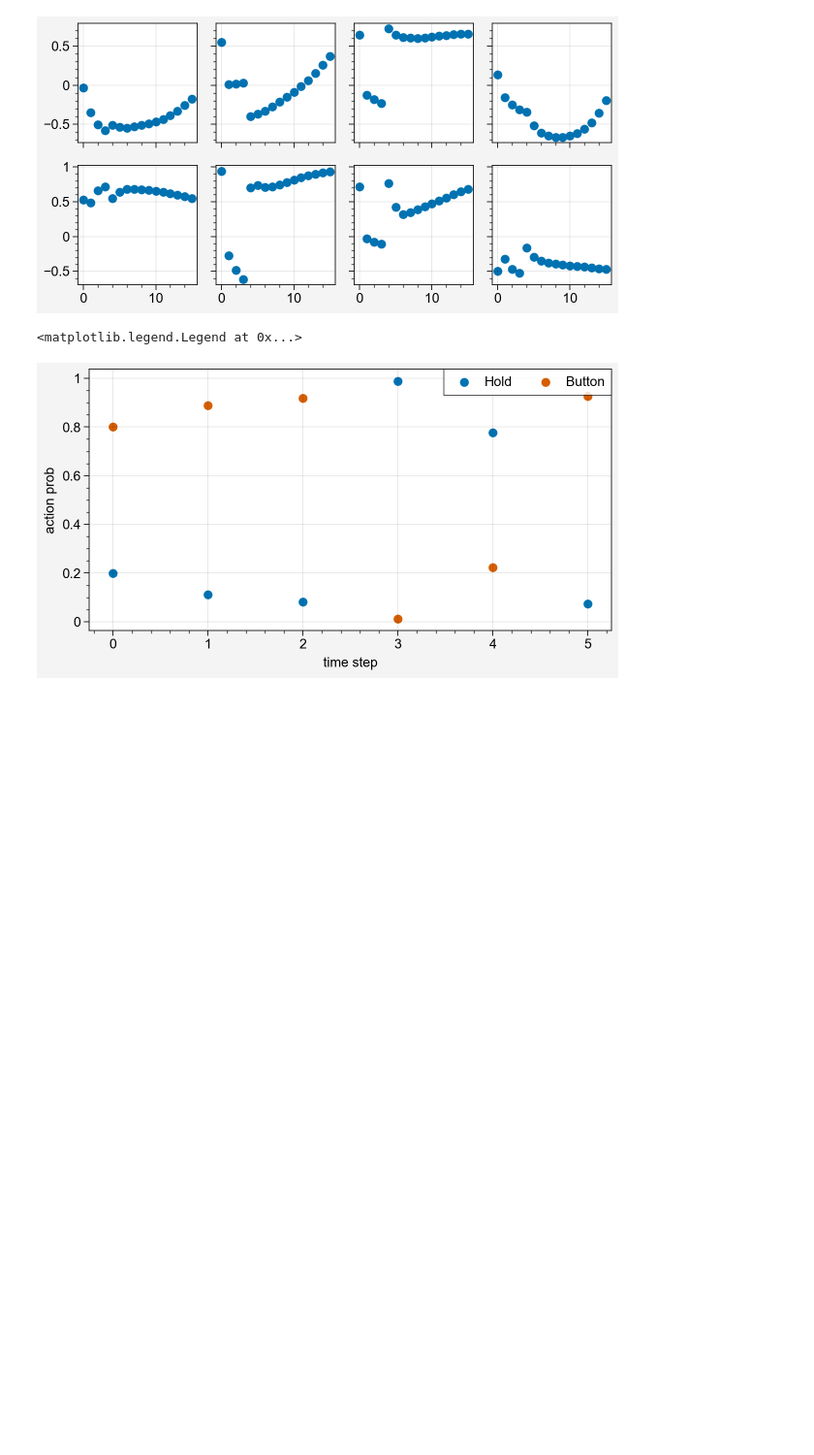
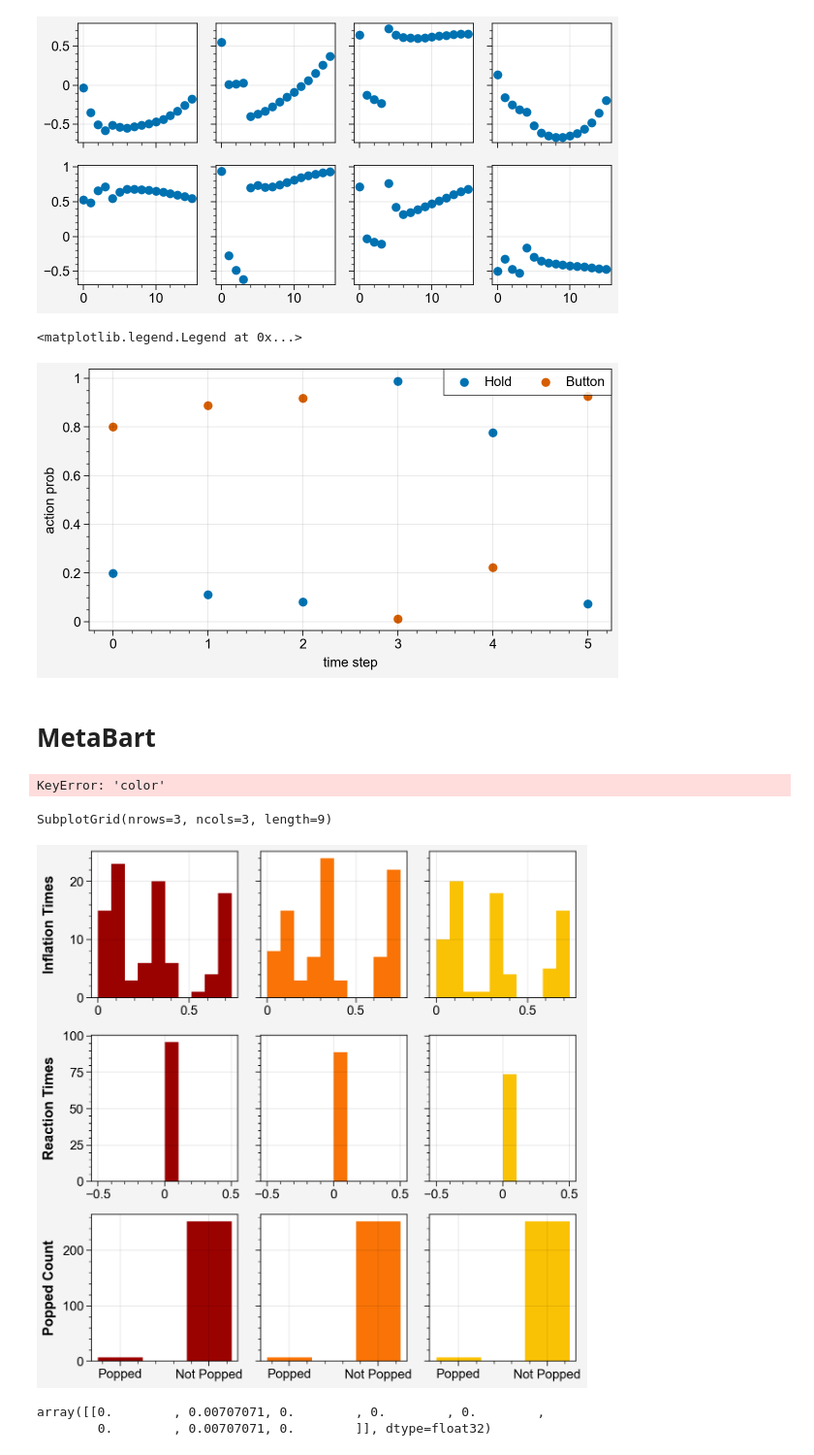
Before and after one commit to liuandrew/bart_ppo, a Jupyter notebook: write_and_test/bart_individual_episodes.ipynb, the cells around one changed output. Shown at 97% size. Saved outputs shown, nothing was run; the diff lists cells and outputs as text; code cells hidden in the pictures; blank space fills up the shorter version.

Commit message:
Add data callback for BartMetaEnv, add plotting function for individual trials of it too

```diff
--- a/write_and_test/bart_individual_episodes.ipynb
+++ b/write_and_test/bart_individual_episodes.ipynb
@@ -84,3 +87,5 @@ ax.legend()
 # %% [output]
 <matplotlib.legend.Legend at 0x...>
 [figure]
+# %% [markdown]
+# MetaBart
@@ -86,0 +95,14 @@ ax.legend()
+# %%
+evalu = partial(evalu, data_callback=meta_bart_callback,
+                env_name="BartMetaEnv", num_episodes=10)
+# %%
+model, (obs_rms, ret_rms) = torch.load('../saved_checkpoints/meta/meta_t0/200.pt')
+res = evalu(model, obs_rms, deterministic=False)
+plot_3color_it_rt(res, metrics=['size', 'rt', 'popped'])
+# %% [output]
+KeyError: 'color'
+# %%
+plot_3color_meta_ep(res, metrics=['size', 'rt', 'popped'])
+# %% [output]
+SubplotGrid(nrows=3, ncols=3, length=9)
+[figure, added]
@@ -86,0 +111,5 @@ ax.legend()
+# %%
+env.reset()
+# %% [output]
+array([[0.        , 0.00707071, 0.        , 0.        , 0.        ,
+        0.        , 0.00707071, 0.        ]], dtype=float32)
```
Also changed, not shown: parts of 4 cells of this notebook, 5 other files.
